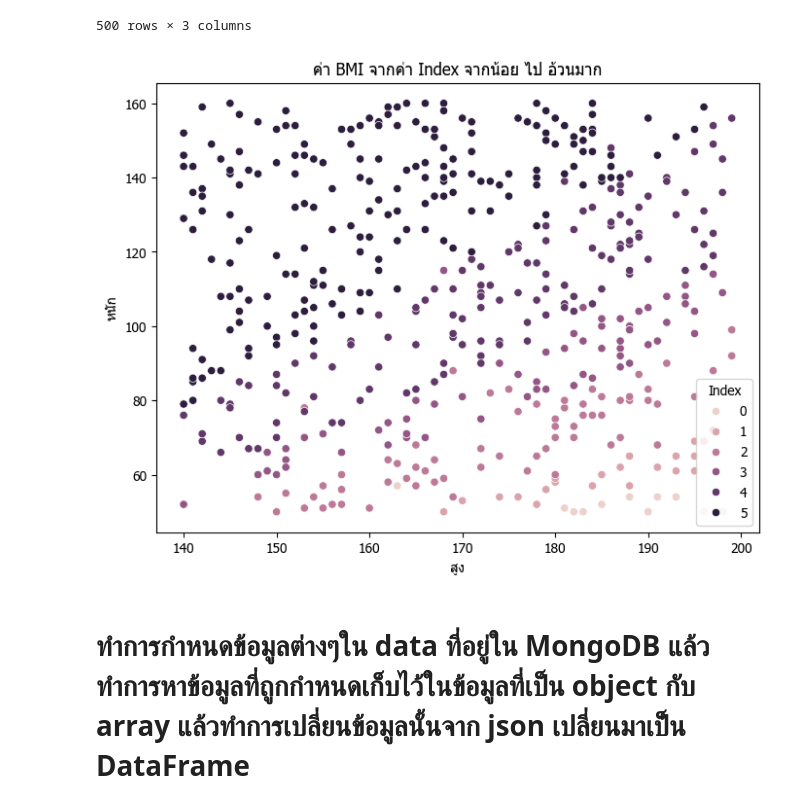
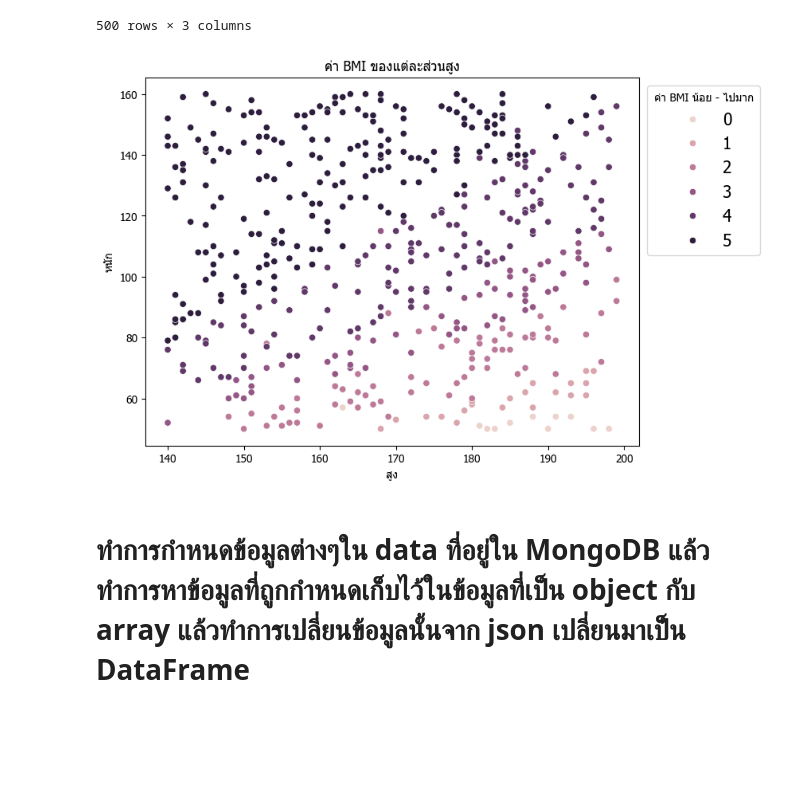
Before and after one commit to ThaphatTT/FinalDataAnalytics, a Jupyter notebook: GunAndDeathsInAmerica.ipynb, the cells around one changed output. Cells and saved outputs as stored; diff of their text form; code cells hidden in the pictures; blank space fills up the shorter version.

Commit message:
Edit description all graph , improve word in text

```diff
--- a/GunAndDeathsInAmerica.ipynb
+++ b/GunAndDeathsInAmerica.ipynb
@@ -225,12 +223,13 @@ data4
 # %%
 plt.figure(figsize=(8, 6))
 sns.scatterplot(x = 'Height', y='Weight',hue = "Index",data = data4)
-plt.title('ค่า BMI จากค่า Index จากน้อย ไป อ้วนมาก')
+plt.title('ค่า BMI ของแต่ละส่่วนสูง')
 plt.xlabel('สูง')
 plt.ylabel('หนัก')
+plt.legend(title='ค่า BMI น้อย - ไปมาก', bbox_to_anchor=(1, 1),fontsize=15)
 plt.show()
 # %% [output]
-[figure, old version]
+[figure, new version]
 # %% [markdown]
 # ทำการกำหนดข้อมูลต่างๆใน data ที่อยู่ใน MongoDB แล้วทำการหาข้อมูลที่ถูกกำหนดเก็บไว้ในข้อมูลที่เป็น object กับ array แล้วทำการเปลี่ยนข้อมูลนั้นจาก json เปลี่ยนมาเป๋็น DataFrame
 # แล้วทำการเอาข้อมูลนั้นมาทำการ groupby เป็นการแบ่งประเภทข้อมูลของ column year กับ month แล้วทำการ counth จำนวน police ที่อยู่ในเหตุการ และทำการ reset_index เพื่อให้ข้อมูลนั้นดูง่าย
```
Also changed, not shown: parts of 7 cells of this notebook.
